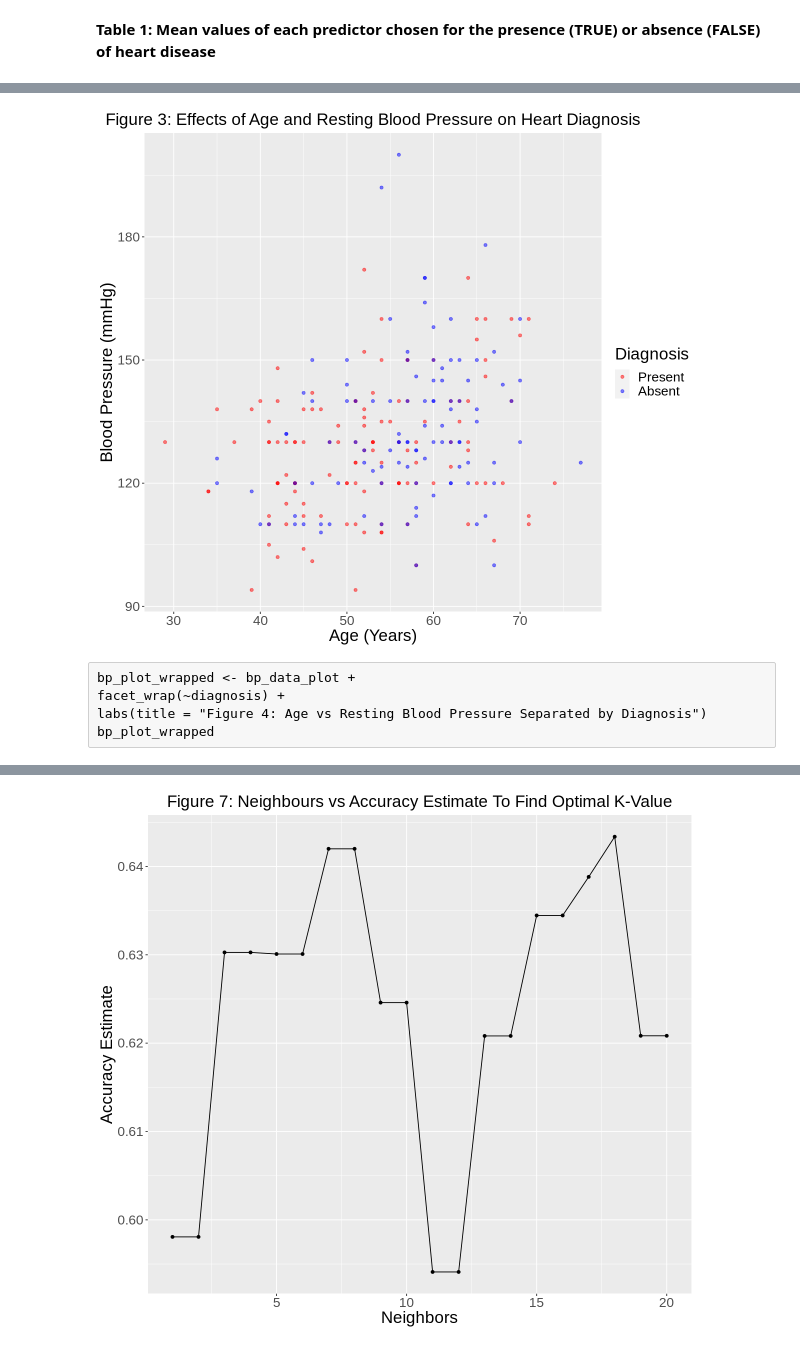
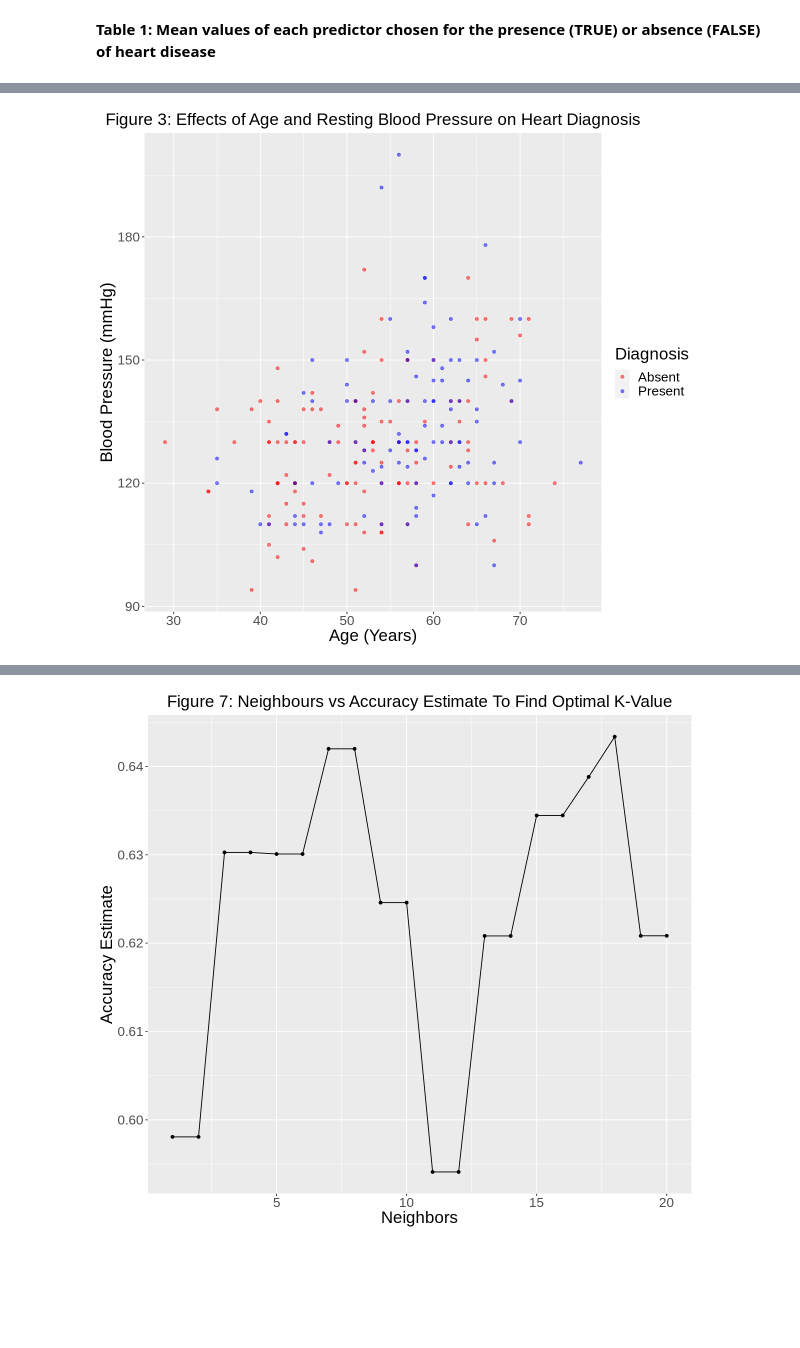
Before and after one commit to jagroop-randhawa/dsci-100-2022w2-group-26, a Jupyter notebook: group_26_project_report.ipynb, the cells around one changed output, grey strips where cells are left out. Cells and saved outputs as stored; diff of their text form; code cells hidden in the pictures; blank space fills up the shorter version.

```diff
--- a/group_26_project_report.ipynb
+++ b/group_26_project_report.ipynb
@@ -192,22 +174,17 @@ cholesterol_plot_wrapped
 # %%
 #Creating a plot to visualize effects of age and blood pressure levels
 
 options(repr.plot.width = 10, repr.plot.height = 9)
 
 bp_data_plot <- heart_data_train |>
 ggplot(aes(x = age, y = resting_blood_pressure, color = diagnosis)) +
 geom_point(alpha = 0.5) +
 labs(title = "Figure 3: Effects of Age and Resting Blood Pressure on Heart Diagnosis", x = "Age (Years)", y = "Blood Pressure (mmHg)", color = "Diagnosis") +
-scale_color_manual(labels = c("Present", "Absent"), values = c("red", "blue")) +
+scale_color_manual(labels = c("Absent", "Present"), values = c("red", "blue")) +
 theme(plot.title = element_text(hjust = 0.5, size = 20),
 axis.title.x = element_text(size = 20),
 axis.title.y = element_text(size = 20),
 text = element_text(size = 20))
 bp_data_plot
 # %% [output]
-[figure, old version]
+[figure, new version]
-# %% [raw]
-bp_plot_wrapped <- bp_data_plot +
-facet_wrap(~diagnosis) +
-labs(title = "Figure 4: Age vs Resting Blood Pressure Separated by Diagnosis")
-bp_plot_wrapped
```
Also changed, not shown: parts of 41 cells of this notebook.
